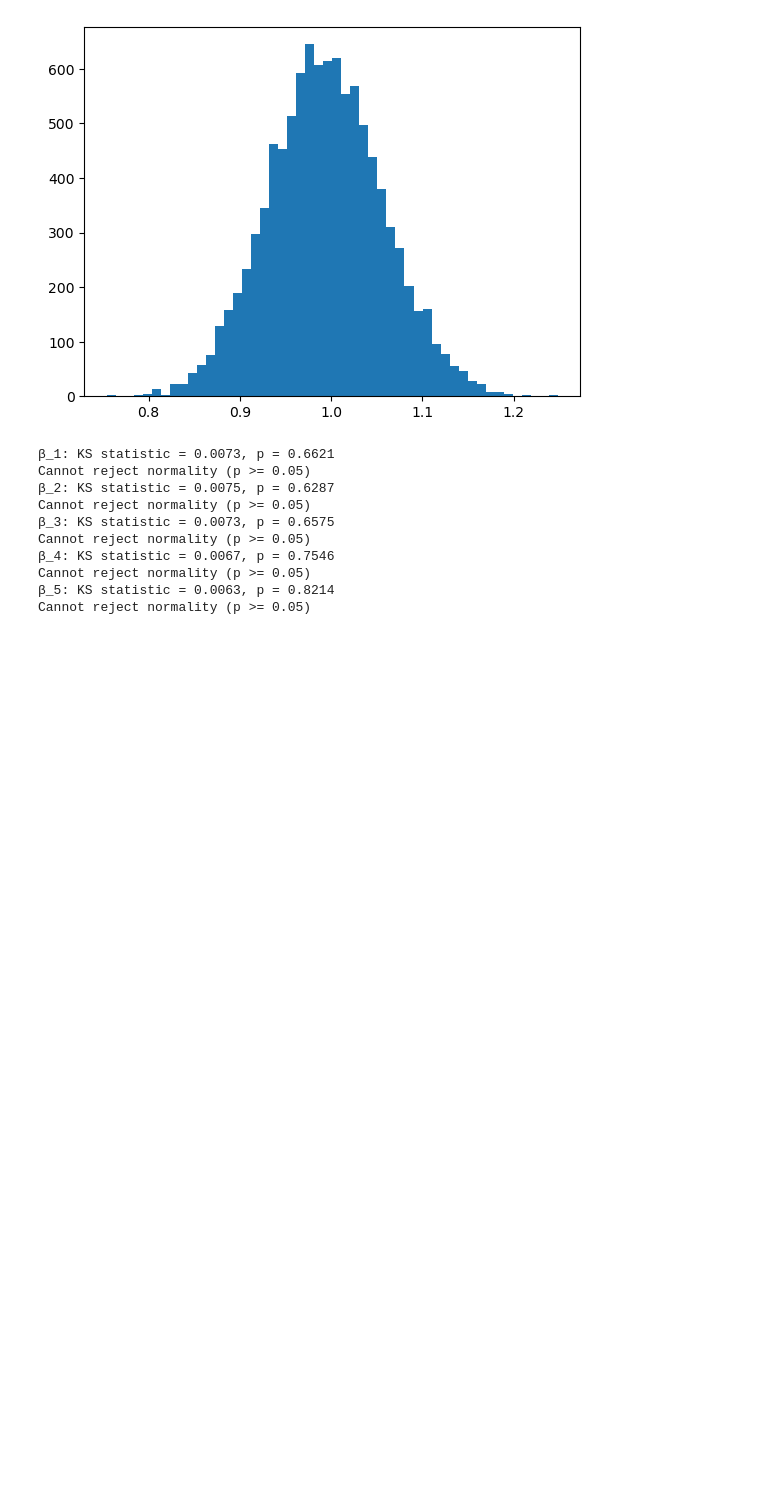
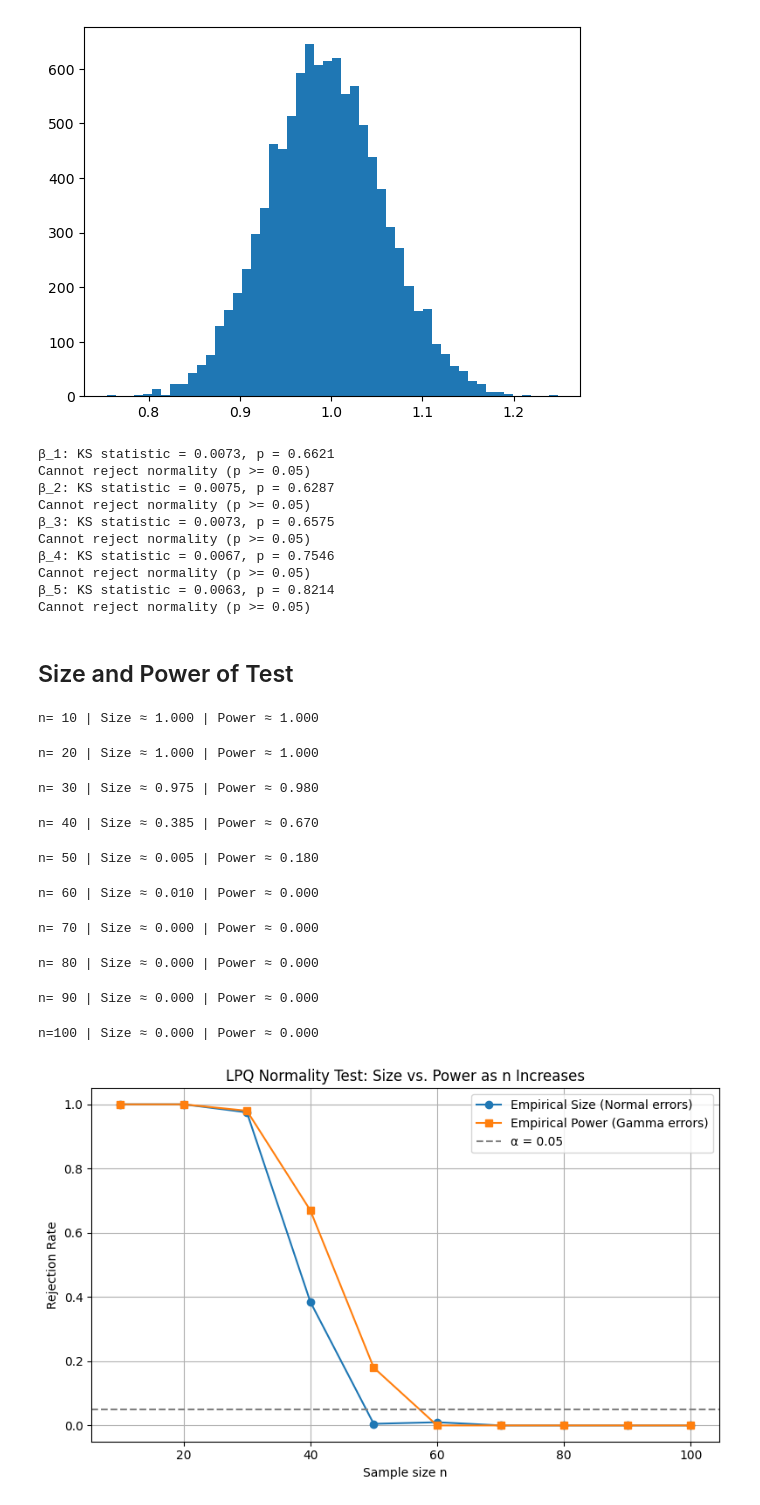
Before and after one commit to Gaurav142005/ISI-Kolkata-Intern, a Jupyter notebook: Code/normality.ipynb, the cells around one changed output. Drawn from its saved outputs; the diff is of its cells as text; code cells hidden in the pictures; blank space fills up the shorter version.

Commit message:
Size and power of test added

```diff
--- a/Code/normality.ipynb
+++ b/Code/normality.ipynb
@@ -147,3 +148,5 @@ Cannot reject normality (p >= 0.05)
 Cannot reject normality (p >= 0.05)
 β_5: KS statistic = 0.0063, p = 0.8214
 Cannot reject normality (p >= 0.05)
+# %% [markdown]
+## Size and Power of Test
@@ -149,0 +231,11 @@ Cannot reject normality (p >= 0.05)
+# %%
+# ------------------------------------------------------------
+# 2. Error Generators
+# ------------------------------------------------------------
+def eps_normal(n):
+    """Mean-zero Gaussian errors of length n."""
+    return np.random.normal(loc=0.0, scale=1.0, size=n)
+
+def eps_gamma(n):
+    raw = np.random.gamma(shape=shape, scale=scale, size=n)
+    return raw - shape*scale
@@ -149,0 +292,59 @@ Cannot reject normality (p >= 0.05)
+# %%
+# Simulation settings
+batch_size = 200
+num_batches = 200
+alpha = 0.05
+
+ns = list(range(10, 101, 10))  # n = 50, 100, 150, ..., 500
+sizes = []
+powers = []
+
+for n in ns:
+    # 5a. Empirical size (Normal errors)
+    size_n = estimate_size_lpq(
+        n=n,
+        p=p,
+        beta_true=beta_true,
+        num_batches=num_batches,
+        batch_size=batch_size,
+        alpha=alpha
+    )
+    sizes.append(size_n)
+
+    # 5b. Empirical power (Gamma errors)
+    power_n = estimate_power_lpq(
+        n=n,
+        p=p,
+        beta_true=beta_true,
+        num_batches=num_batches,
+        batch_size=batch_size,
+        alpha=alpha
+    )
+    powers.append(power_n)
+
+    print(f"n={n:3d} | Size ≈ {size_n:.3f} | Power ≈ {power_n:.3f}")
+
+# 6. Plot Size and Power vs. n
+plt.figure(figsize=(8, 5))
+plt.plot(ns, sizes, marker='o', label="Empirical Size (Normal errors)")
+plt.plot(ns, powers, marker='s', label="Empirical Power (Gamma errors)")
+plt.axhline(alpha, color='gray', linestyle='--', label=f"α = {alpha}")
+plt.xlabel("Sample size n")
+plt.ylabel("Rejection Rate")
+plt.title("LPQ Normality Test: Size vs. Power as n Increases")
+plt.legend()
+plt.grid(True)
+plt.tight_layout()
+plt.show()
+# %% [output]
+n= 10 | Size ≈ 1.000 | Power ≈ 1.000
+n= 20 | Size ≈ 1.000 | Power ≈ 1.000
+n= 30 | Size ≈ 0.975 | Power ≈ 0.980
+n= 40 | Size ≈ 0.385 | Power ≈ 0.670
+n= 50 | Size ≈ 0.005 | Power ≈ 0.180
+n= 60 | Size ≈ 0.010 | Power ≈ 0.000
+n= 70 | Size ≈ 0.000 | Power ≈ 0.000
+n= 80 | Size ≈ 0.000 | Power ≈ 0.000
+n= 90 | Size ≈ 0.000 | Power ≈ 0.000
+n=100 | Size ≈ 0.000 | Power ≈ 0.000
+[figure, added]
```
Also changed, not shown: parts of 6 cells of this notebook.
